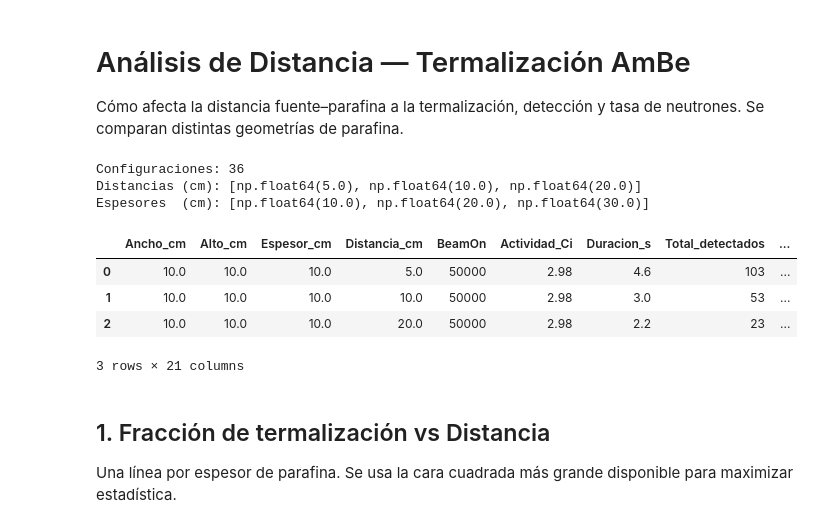
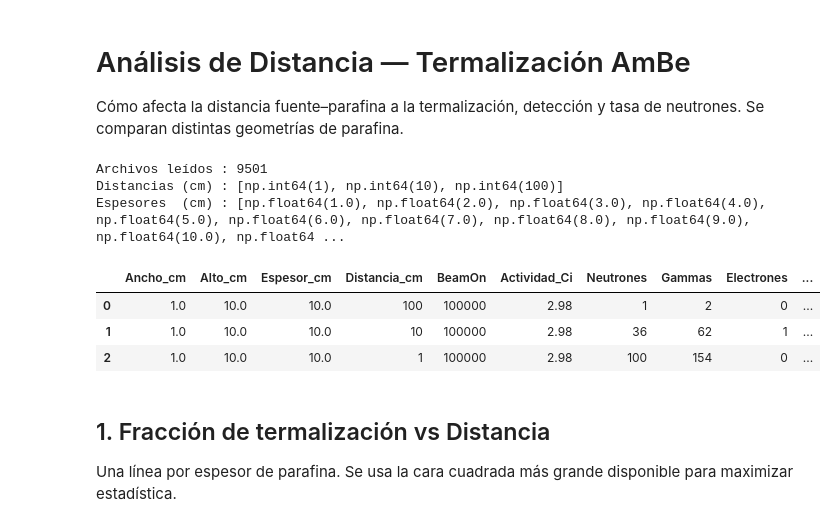
Before and after one commit to luisb0628/neutron-thermalization-geant4, a Jupyter notebook: python/analisis_distancia.ipynb, the cells around one changed output. Cells and saved outputs as stored; diff of their text form; code cells hidden in the pictures.

```diff
--- a/python/analisis_distancia.ipynb
+++ b/python/analisis_distancia.ipynb
@@ -3,44 +3,83 @@
 Cómo afecta la distancia fuente–parafina a la termalización, detección y tasa de neutrones.
 Se comparan distintas geometrías de parafina.
 # %%
-import os, glob
+import os, re, glob
 import numpy as np
 import pandas as pd
 import matplotlib.pyplot as plt
 import seaborn as sns
 import uproot
 
 plt.rcParams.update({'figure.dpi': 130, 'font.size': 11,
                      'axes.grid': True, 'grid.alpha': 0.3,
                      'axes.spines.top': False, 'axes.spines.right': False})
 
 BUILD_DIR = os.path.abspath('../build')
-CSV_PATH  = os.path.join(BUILD_DIR, 'resultados_ambe.csv')
+BEAM_ON   = 100000
+ACTIVITY  = 2.98
 
-df = pd.read_csv(CSV_PATH)
-df['Efic_deteccion_%'] = df['Neutrones'] / df['BeamOn'] * 100
-df['Area_frontal_cm2'] = df['Ancho_cm'] * df['Alto_cm']
-df['Cara_cuadrada']    = df['Ancho_cm'] == df['Alto_cm']
-df['Tasa_term_ps']     = df['Tasa_n_det_ps'] * df['Frac_termica_%'] / 100
+_pat = re.compile(r'AmBe_(\d+)x(\d+)x(\d+)cm_d(\d+)cm\.root')
 
-BEAM_ON  = int(df['BeamOn'].iloc[0])
-ACTIVITY = float(df['Actividad_Ci'].iloc[0])
+rows = []
+for fpath in sorted(glob.glob(os.path.join(BUILD_DIR, 'AmBe_*.root'))):
+    m = _pat.match(os.path.basename(fpath))
+    if not m:
+        continue
+    ancho, alto, esp, dist = map(int, m.groups())
+    try:
+        with uproot.open(fpath) as f:
+            arr = f['PhaseSpace'].arrays(['Particle', 'KinE_eV'], library='np')
+        part = arr['Particle']
+        ene  = arr['KinE_eV']
+        n_n  = int((part == 'neutron').sum())
+        n_g  = int((part == 'gamma').sum())
+        n_e  = int((part == 'e-').sum())
+        en_n = ene[part == 'neutron']
+        n_th = int((en_n <= 0.025).sum())
+        n_ep = int(((en_n > 0.025) & (en_n < 0.5e6)).sum())
+        n_fa = int((en_n >= 0.5e6).sum())
+        # Fracción sobre neutrones SIMULADOS (BEAM_ON), no sobre los detectados
+        frac = n_th / BEAM_ON * 100
+        tasa = n_n / BEAM_ON * ACTIVITY * 2.2e6
+        rows.append({
+            'Ancho_cm':         float(ancho),
+            'Alto_cm':          float(alto),
+            'Espesor_cm':       float(esp),
+            'Distancia_cm':     int(dist),
+            'BeamOn':           BEAM_ON,
+            'Actividad_Ci':     ACTIVITY,
+            'Neutrones':        n_n,
+            'Gammas':           n_g,
+            'Electrones':       n_e,
+            'N_termicos':       n_th,
+            'N_epitermicos':    n_ep,
+            'N_rapidos':        n_fa,
+            'Frac_termica_%':   round(frac, 4),
+            'Efic_deteccion_%': round(n_n / BEAM_ON * 100, 4),
+            'Tasa_n_det_ps':    round(tasa, 2),
+            'Tasa_term_ps':     round(tasa * frac / 100, 2),
+            'Area_frontal_cm2': float(ancho * alto),
+            'Cara_cuadrada':    ancho == alto,
+        })
+    except Exception as e:
+        print(f'SKIP {os.path.basename(fpath)}: {e}')
+
+df         = pd.DataFrame(rows)
 distancias = sorted(df['Distancia_cm'].unique())
 espesores  = sorted(df['Espesor_cm'].unique())
 
-print(f'Configuraciones: {len(df)}')
-print(f'Distancias (cm): {distancias}')
-print(f'Espesores  (cm): {espesores}')
+print(f'Archivos leídos : {len(rows)}')
+print(f'Distancias (cm) : {distancias}')
+print(f'Espesores  (cm) : {espesores}')
 df.head(3)
 # %% [output]
-Configuraciones: 36
-Distancias (cm): [np.float64(5.0), np.float64(10.0), np.float64(20.0)]
-Espesores  (cm): [np.float64(10.0), np.float64(20.0), np.float64(30.0)]
+Archivos leídos : 9501
+Distancias (cm) : [np.int64(1), np.int64(10), np.int64(100)]
+Espesores  (cm) : [np.float64(1.0), np.float64(2.0), np.float64(3.0), np.float64(4.0), np.float64(5.0), np.float64(6.0), np.float64(7.0), np.float64(8.0), np.float64(9.0), np.float64(10.0), np.float64 ...
-|  | Ancho_cm | Alto_cm | Espesor_cm | Distancia_cm | BeamOn | Actividad_Ci | Duracion_s | Total_detectados | ... |
-| 0 | 10.0 | 10.0 | 10.0 | 5.0 | 50000 | 2.98 | 4.6 | 103 | ... |
-| 1 | 10.0 | 10.0 | 10.0 | 10.0 | 50000 | 2.98 | 3.0 | 53 | ... |
-| 2 | 10.0 | 10.0 | 10.0 | 20.0 | 50000 | 2.98 | 2.2 | 23 | ... |
+|  | Ancho_cm | Alto_cm | Espesor_cm | Distancia_cm | BeamOn | Actividad_Ci | Neutrones | Gammas | Electrones | ... |
+| 0 | 1.0 | 10.0 | 10.0 | 100 | 100000 | 2.98 | 1 | 2 | 0 | ... |
+| 1 | 1.0 | 10.0 | 10.0 | 10 | 100000 | 2.98 | 36 | 62 | 1 | ... |
+| 2 | 1.0 | 10.0 | 10.0 | 1 | 100000 | 2.98 | 100 | 154 | 0 | ... |
-3 rows × 21 columns
 # %% [markdown]
 ## 1. Fracción de termalización vs Distancia
 Una línea por espesor de parafina. Se usa la cara cuadrada más grande disponible para maximizar estadística.
```
Also changed, not shown: parts of 5 cells of this notebook, 33 other files.
